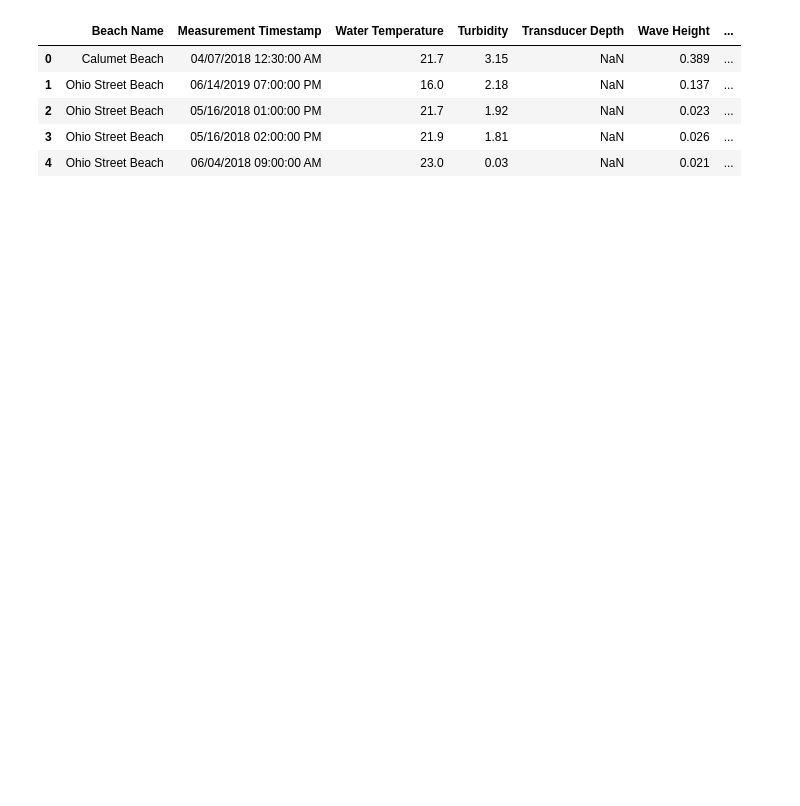
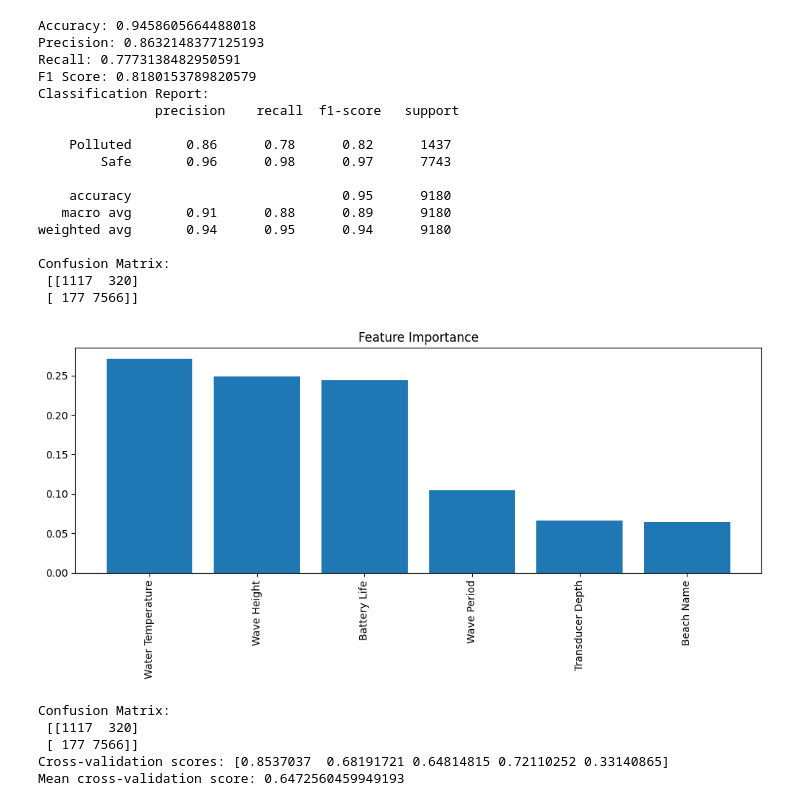
Before and after one commit to adedoyin-a/water-pollution-prediction, a Jupyter notebook: AIE_557_Research_Water_Quality_Prediction.ipynb, the cells around one changed output. Drawn from its saved outputs; the diff is of its cells as text; code cells hidden in the pictures; blank space fills up the shorter version.

```diff
--- a/AIE_557_Research_Water_Quality_Prediction.ipynb
+++ b/AIE_557_Research_Water_Quality_Prediction.ipynb
@@ -20,41 +20,98 @@ Saving Beach_Water_Quality_-_Automated_Sensors_20250404.csv to Beach_Water_Quali
-# %%
-df = pd.read_csv('Beach_Water_Quality_-_Automated_Sensors_20250404.csv')
-df.head()
-# %% [output]
-|  | Beach Name | Measurement Timestamp | Water Temperature | Turbidity | Transducer Depth | Wave Height | ... |
-| 0 | Calumet Beach | 04/07/2018 12:30:00 AM | 21.7 | 3.15 | NaN | 0.389 | ... |
-| 1 | Ohio Street Beach | 06/14/2019 07:00:00 PM | 16.0 | 2.18 | NaN | 0.137 | ... |
-| 2 | Ohio Street Beach | 05/16/2018 01:00:00 PM | 21.7 | 1.92 | NaN | 0.023 | ... |
-| 3 | Ohio Street Beach | 05/16/2018 02:00:00 PM | 21.9 | 1.81 | NaN | 0.026 | ... |
-| 4 | Ohio Street Beach | 06/04/2018 09:00:00 AM | 23.0 | 0.03 | NaN | 0.021 | ... |
 # %%
+
+df = pd.read_csv('Beach_Water_Quality_-_Automated_Sensors_20250404.csv')
+df.head()
+
 # drop columns that are not needed for RandomForest Classification
 
-df = df.drop(['Measurement Timestamp', 'Measurement Timestamp Label', 'Measurement ID'], axis=1)
+df = df.drop(['Measurement Timestamp', 'Measurement Timestamp Label', 'Measurement ID'], axis=1, errors='ignore')
 
 # Encode Beach Name
 
 le = LabelEncoder()
 df['Beach Name'] = le.fit_transform(df['Beach Name'])
 
 df['Pollution Status'] = df['Turbidity'].apply(lambda x: 'Polluted' if x > 5 else 'Safe')
 
 # Features and labels
 
 X = df.drop(['Pollution Status', 'Turbidity'], axis=1)
 y = df['Pollution Status']
 
 # drop rows with missing turbidity value
 
 df = df.dropna(subset=['Turbidity'])
 
 # split dataset into training and testing
 
 X_train, X_test, y_train, y_test = train_test_split(X, y, test_size=0.2, random_state=42)
 
 model = RandomForestClassifier(n_estimators=100, random_state=42)
 model.fit(X_train, y_train)
 
 # make prediction
 
 y_pred = model.predict(X_test)
+
+df.head()
+
+# Evaluate model performance
+
+print('Accuracy:', accuracy_score(y_test, y_pred))
+print('Precision:', precision_score(y_test, y_pred, pos_label='Polluted'))
+print('Recall:', recall_score(y_test, y_pred, pos_label='Polluted'))
+print('F1 Score:', f1_score(y_test, y_pred, pos_label='Polluted'))
+print('Classification Report:\n', classification_report(y_test, y_pred))
+print('Confusion Matrix:\n', confusion_matrix(y_test, y_pred))
+
+# Plot feature importance
+
+importances = model.feature_importances_
+indices = np.argsort(importances)[::-1]
+plt.figure(figsize=(10, 5))
+plt.title('Feature Importance')
+plt.bar(range(X.shape[1]), importances[indices], align='center')
+plt.xticks(range(X.shape[1]), X.columns[indices], rotation=90)
+plt.tight_layout()
+plt.show()
+
+# Print Confusion matrix , cross-validation scores and mean cross-validation score for model
+
+from sklearn.model_selection import cross_val_score
+
+cm = confusion_matrix(y_test, y_pred)
+print('Confusion Matrix:\n', cm)
+print('Cross-validation scores:', cross_val_score(model, X, y, cv=5))
+print('Mean cross-validation score:', cross_val_score(model, X, y, cv=5).mean())
+
+# Plot Confusion Matrix
+
+sns.heatmap(cm, annot=True, fmt='d', cmap='Blues')
+plt.xlabel('Predicted')
+plt.ylabel('Actual')
+plt.title('Confusion Matrix')
+plt.show()
+# %% [output]
+Accuracy: 0.9458605664488018
+Precision: 0.8632148377125193
+Recall: 0.7773138482950591
+F1 Score: 0.8180153789820579
+Classification Report:
+               precision    recall  f1-score   support
+
+    Polluted       0.86      0.78      0.82      1437
+        Safe       0.96      0.98      0.97      7743
+
+    accuracy                           0.95      9180
+   macro avg       0.91      0.88      0.89      9180
+weighted avg       0.94      0.95      0.94      9180
+
+Confusion Matrix:
+ [[1117  320]
+ [ 177 7566]]
+[figure, added]
+Confusion Matrix:
+ [[1117  320]
+ [ 177 7566]]
+Cross-validation scores: [0.8537037  0.68191721 0.64814815 0.72110252 0.33140865]
+Mean cross-validation score: 0.6472560459949193
```
Also changed, not shown: parts of 9 cells of this notebook.
